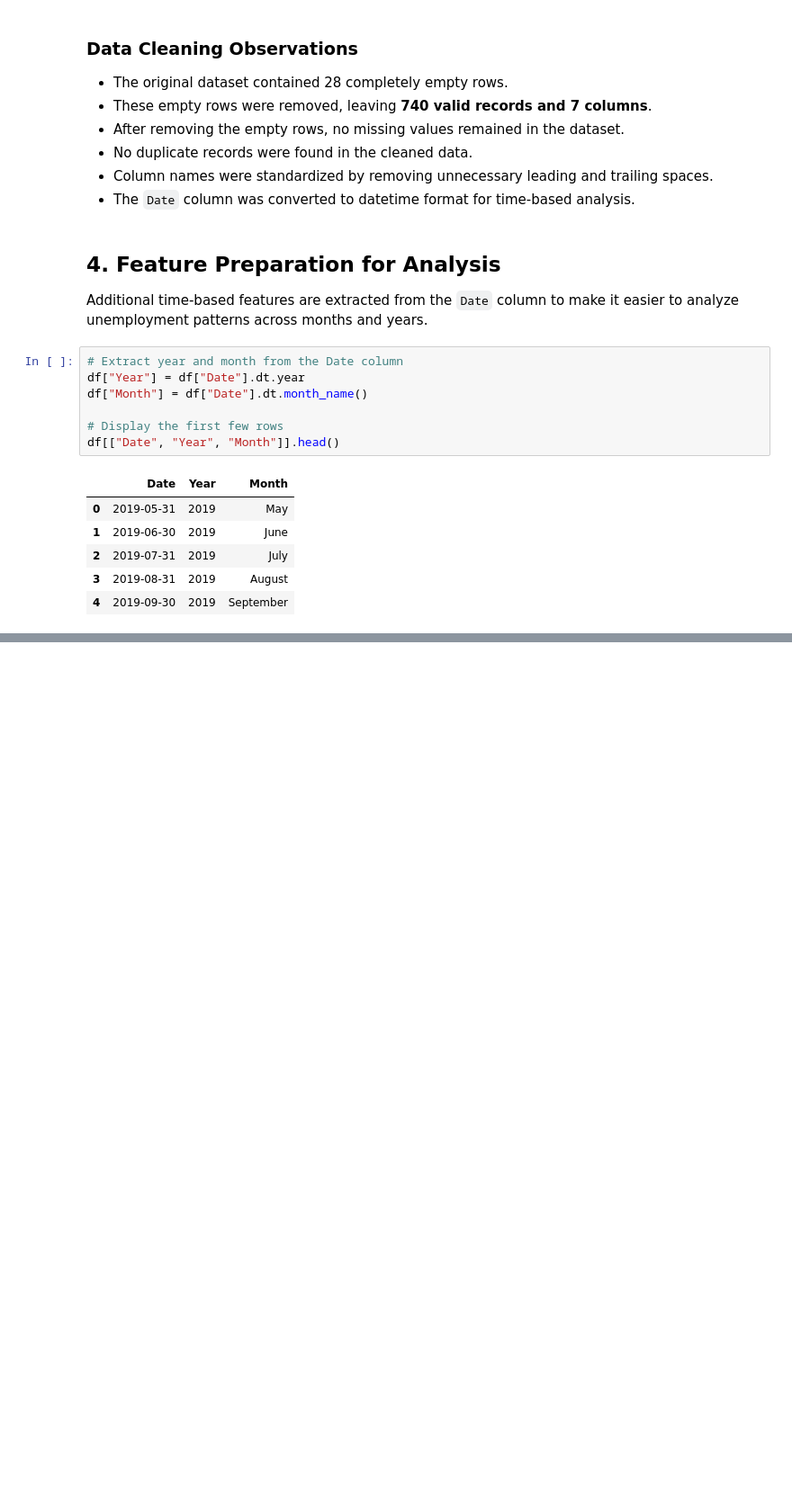
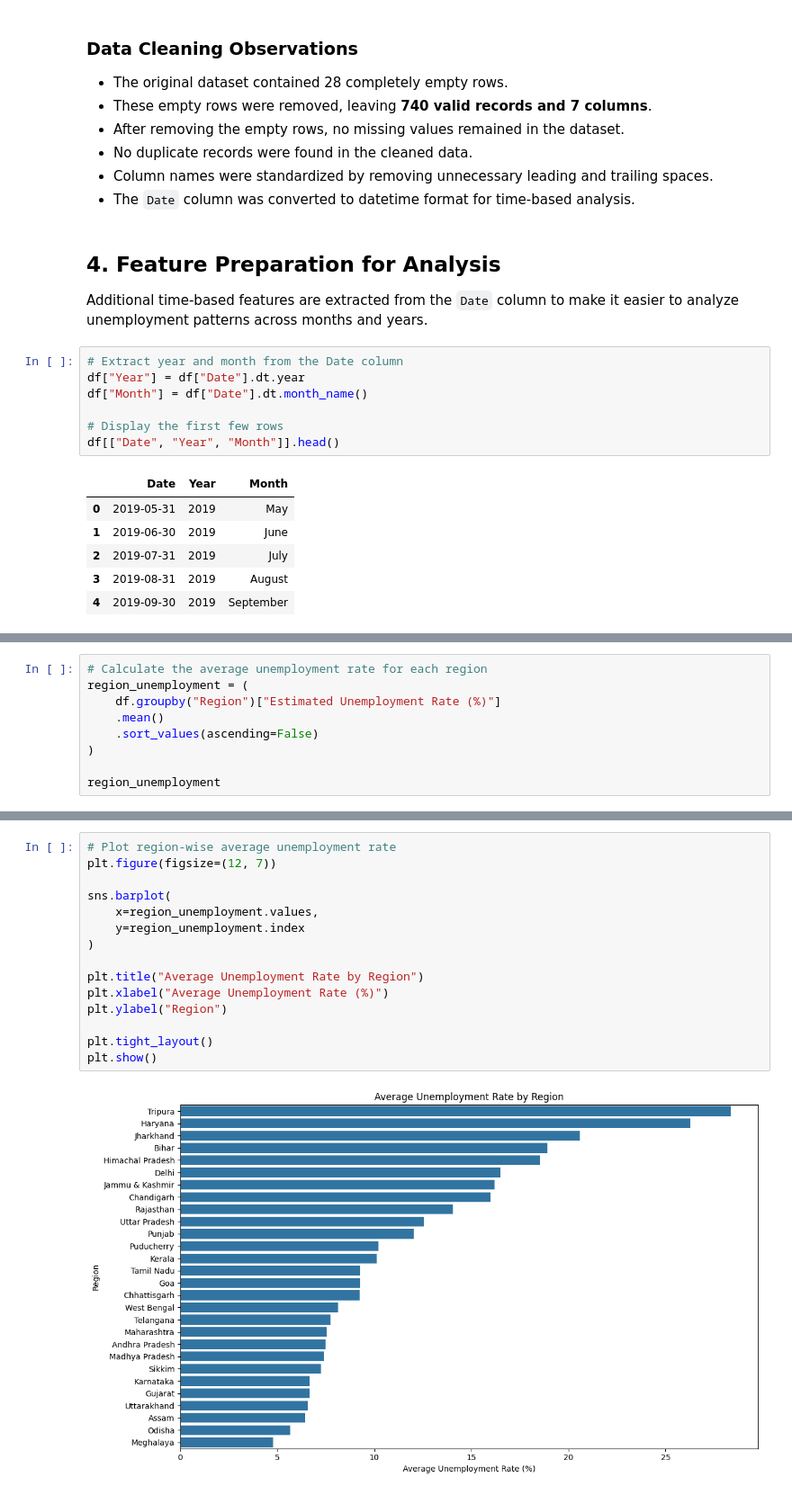
Before and after one commit to kartikeysharma2645/OIBSIP, a Jupyter notebook: DataScience-Task2-UnemploymentAnalysis/UnemploymentAnalysis.ipynb, the cells around one changed output, grey strips where cells are left out. Shown at 90% size. Drawn from its saved outputs; the diff is of its cells as text; blank space fills up the shorter version.

Commit message:
Add exploratory data analysis and unemployment visualizations

```diff
--- a/DataScience-Task2-UnemploymentAnalysis/UnemploymentAnalysis.ipynb
+++ b/DataScience-Task2-UnemploymentAnalysis/UnemploymentAnalysis.ipynb
@@ -186,0 +195,9 @@ df[["Date", "Year", "Month"]].head()
+# %%
+# Calculate the average unemployment rate for each region
+region_unemployment = (
+    df.groupby("Region")["Estimated Unemployment Rate (%)"]
+    .mean()
+    .sort_values(ascending=False)
+)
+
+region_unemployment
@@ -186,0 +222,17 @@ df[["Date", "Year", "Month"]].head()
+# %%
+# Plot region-wise average unemployment rate
+plt.figure(figsize=(12, 7))
+
+sns.barplot(
+    x=region_unemployment.values,
+    y=region_unemployment.index
+)
+
+plt.title("Average Unemployment Rate by Region")
+plt.xlabel("Average Unemployment Rate (%)")
+plt.ylabel("Region")
+
+plt.tight_layout()
+plt.show()
+# %% [output]
+[figure, added]
```
Also changed, not shown: parts of 19 cells of this notebook.
